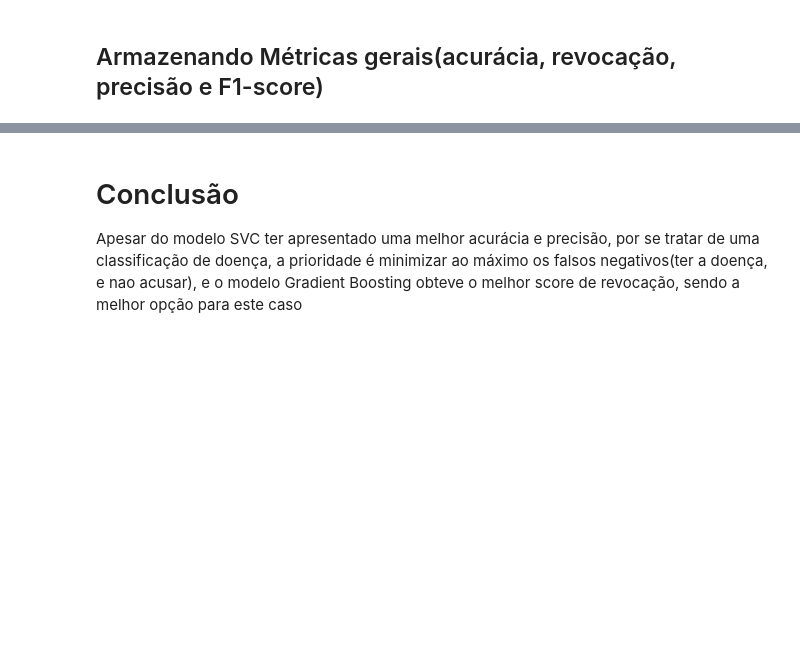
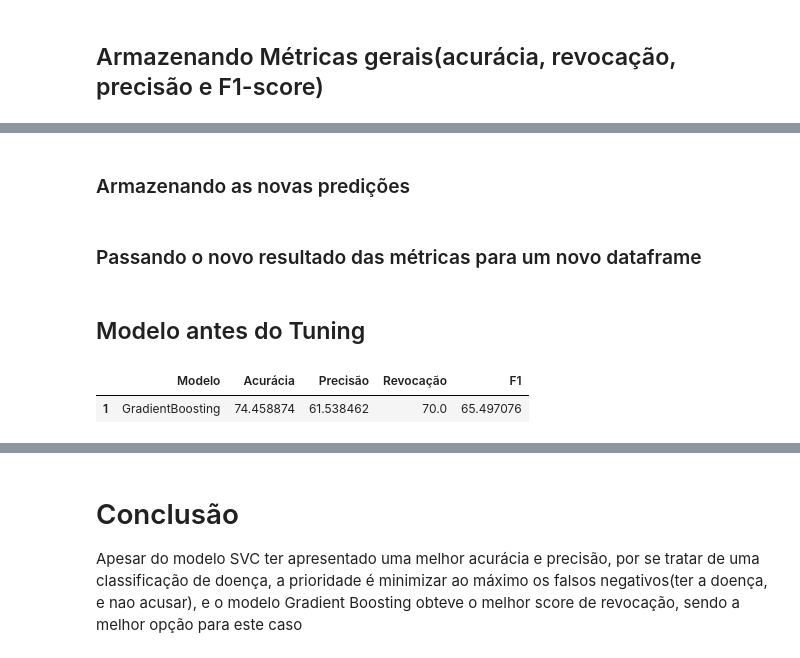
Before and after one commit to JairoLopes/Analises_R_Python, a Jupyter notebook: Projeto_diagnosticoDiabetes/diagnostico_diabetes.ipynb, the cells around one changed output, grey strips where cells are left out. Saved outputs shown, nothing was run; the diff lists cells and outputs as text; code cells hidden in the pictures; blank space fills up the shorter version.

Commit message:
tuning model

```diff
--- a/Projeto_diagnosticoDiabetes/diagnostico_diabetes.ipynb
+++ b/Projeto_diagnosticoDiabetes/diagnostico_diabetes.ipynb
@@ -269,0 +288,2 @@ metricasGerais
+# %% [markdown]
+### Armazenando as novas predições
@@ -269,0 +292,2 @@ metricasGerais
+# %% [markdown]
+### Passando o novo resultado das métricas para um novo dataframe
@@ -269,0 +302,7 @@ metricasGerais
+# %% [markdown]
+## Modelo antes do Tuning
+# %%
+metricasGerais[metricasGerais["Modelo"] == "GradientBoosting"]
+# %% [output]
+|  | Modelo | Acurácia | Precisão | Revocação | F1 |
+| 1 | GradientBoosting | 74.458874 | 61.538462 | 70.0 | 65.497076 |
```
Also changed, not shown: parts of 19 cells of this notebook.
